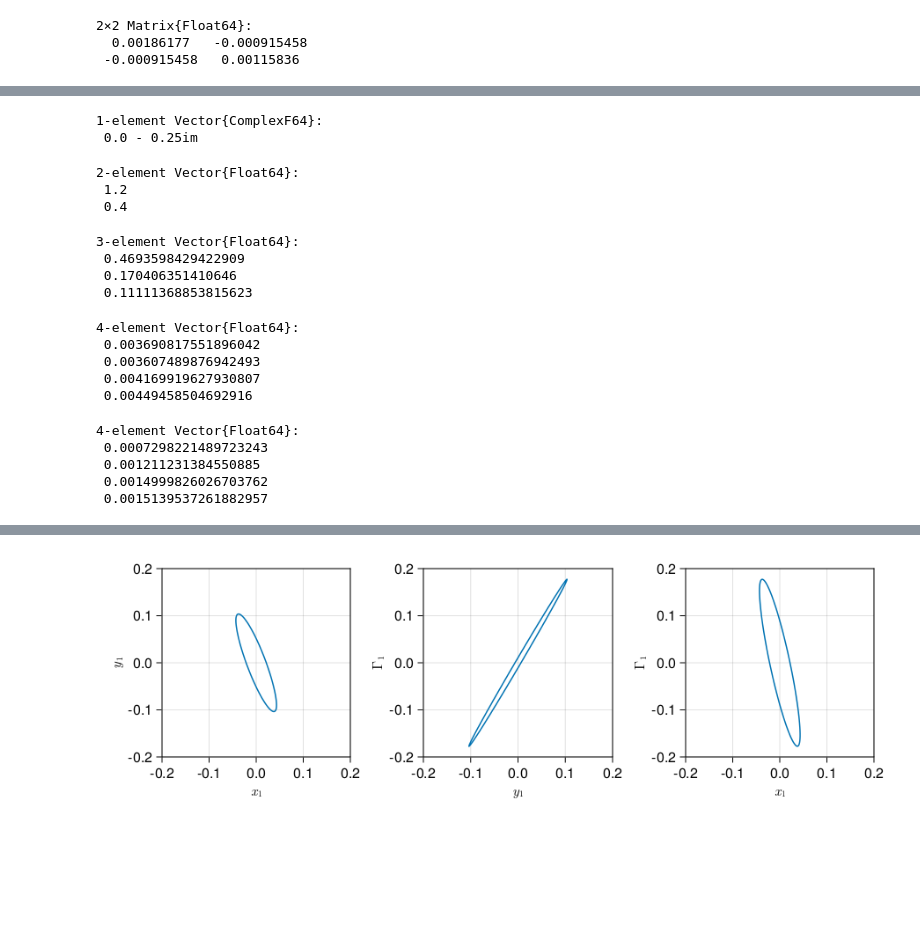
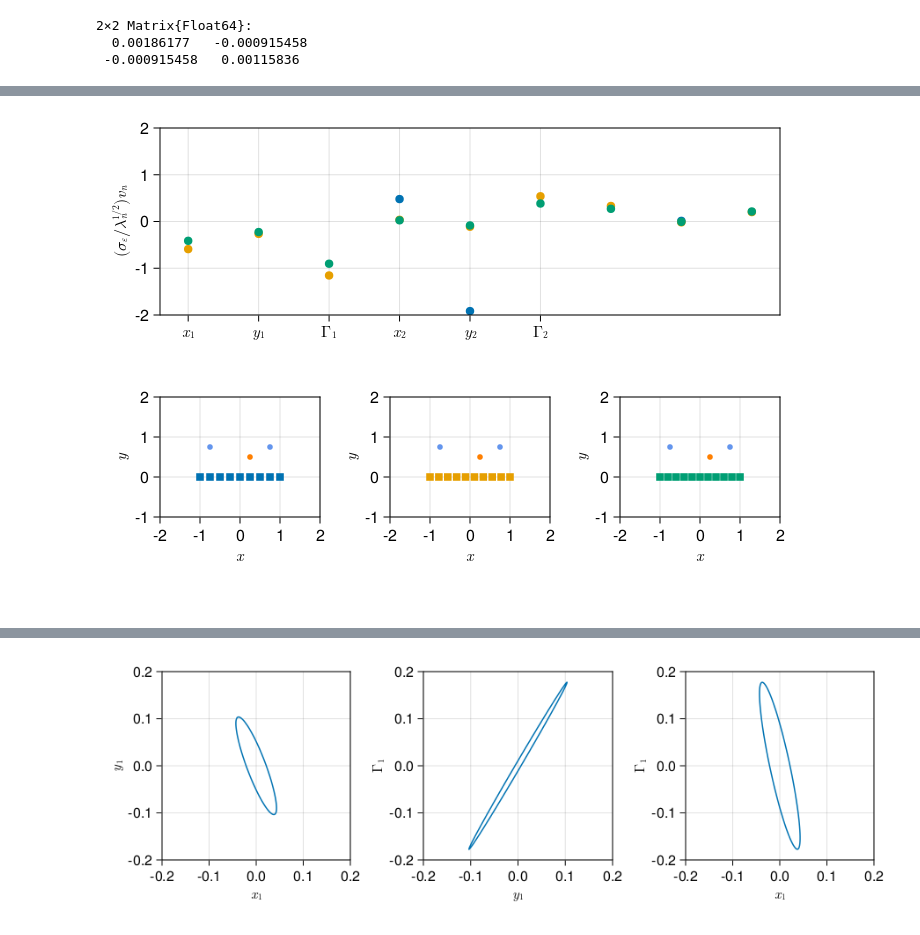
Before and after one commit to mleprovost/LowRankVortex.jl, a Jupyter notebook: stationary/Exploration of uncertainty ellipsoid in pressure inference.ipynb, the cells around one changed output, grey strips where cells are left out. Cells and saved outputs as stored; diff of their text form; code cells hidden in the pictures; blank space fills up the shorter version.

```diff
--- a/stationary/Exploration of uncertainty ellipsoid in pressure inference.ipynb
+++ b/stationary/Exploration of uncertainty ellipsoid in pressure inference.ipynb
@@ -175,0 +102,8 @@ sqrt.(Flist[1].values)
+# %%
+Nsens = 12
+zv, Γv = default_vortex(3)
+#zv .+= 0.42*[1,-1]
+#Γv = [1.2,-1.0]
+config_true, x_true = get_config_and_state(zv,Γv)
+obs_true, ystar, H, Σϵ, Σx = get_truth_data(Nsens,ϵmeas,x_true,config_true)
+F = eigen(Σx);
@@ -229,38 +171,31 @@ f
-# %%
-diff(zv + dzvlist[end]*[1,-1])
-# %% [output]
-1-element Vector{ComplexF64}:
- 0.0 - 0.25im
-# %%
-val, idx = findmax(λrootmax)
-dzvlist[idx]
-zv, Γv = default_vortex(2)
-zv .+= dzvlist[idx]*[1,-1]
-Γv
-# %% [output]
-2-element Vector{Float64}:
- 1.2
- 0.4
-# %%
-[Fxset2[j].values[end] for j in 1:3]
-# %% [output]
-3-element Vector{Float64}:
- 0.4693598429422909
- 0.170406351410646
- 0.11111368853815623
-# %%
-[Fset[j].S[end] for j in 1:length(Fset2)]
-# %% [output]
-4-element Vector{Float64}:
- 0.003690817551896042
- 0.003607489876942493
- 0.004169919627930807
- 0.00449458504692916
-# %%
-[Fset2[j].S[end] for j in 1:length(Fset2)]
-# %% [output]
-4-element Vector{Float64}:
- 0.0007298221489723243
- 0.001211231384550885
- 0.0014999826026703762
- 0.0015139537261882957
+# %%
+f = Figure(;resolution=(700,500))
+
+ga = f[1,1] = GridLayout()
+gb = f[2,1] = GridLayout()
+gb1 = gb[1,1] = GridLayout()
+gb2 = gb[1,2] = GridLayout()
+gb3 = gb[1,3] = GridLayout()
+
+select = [1,2,3]
+
+axleft = Axis(ga[1,1];xticks=(1:6,[L"x_1",L"y_1",L"\Gamma_1",L"x_2",L"y_2",L"\Gamma_2"]),ylabel=L"(\sigma_\epsilon/\lambda_n^{1/2})v_n")
+for j in 1:3
+    selj = select[j]
+    scatter!(axleft,sqrt(Flist[selj].values[end])*Flist[selj].vectors[:,end],label=L"d=%$(Nsenslist[selj])")
+end
+ylims!(axleft,(-2,2))
+#axislegend(axleft,position=:rb)
+with_theme(xytheme) do
+    axright = [Axis(gb[1,1];limits=(-2,2,-1,2)),Axis(gb[1,2];limits=(-2,2,-1,2)),Axis(gb[1,3];limits=(-2,2,-1,2))]
+    for j in 1:3
+        selj = select[j]
+        ystar, H, F, x_true, Σϵ, obs_true = get_observations_and_jacobian(zv,Γv,Nsenslist[selj],ϵmeas)
+        show_singularities!(axright[j],x_true,obs_true,markersize=8)
+        plot_sensors!(axright[j],obs_true,color=Makie.wong_colors()[j])
+    end
+end
+#save("maxvariance-2vortex-varyd-G1p-G2p-case4.svg",f)
+f
+# %% [output]
+[figure, added]
```
Also changed, not shown: parts of 20 cells of this notebook, 3 other files.
